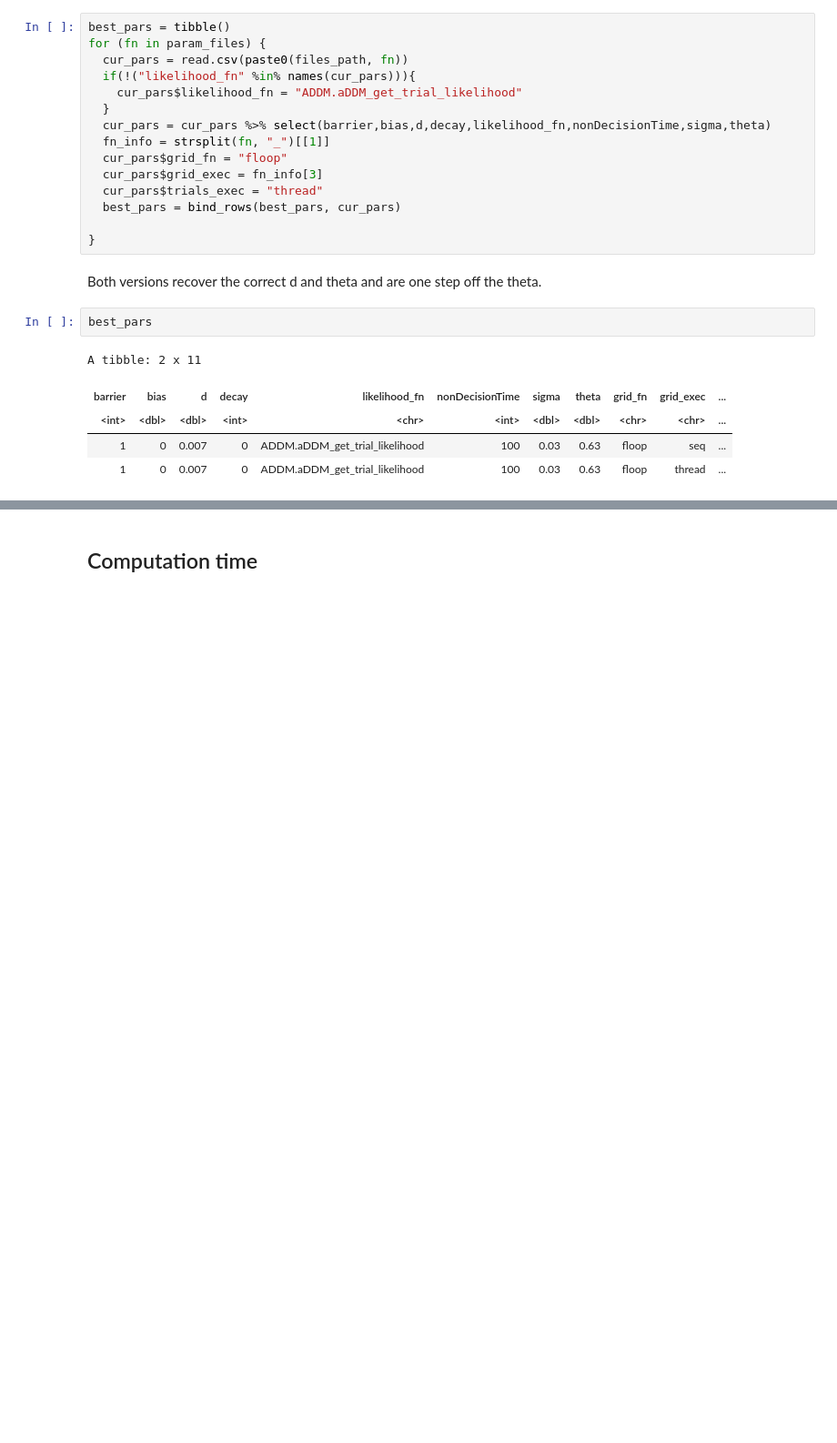
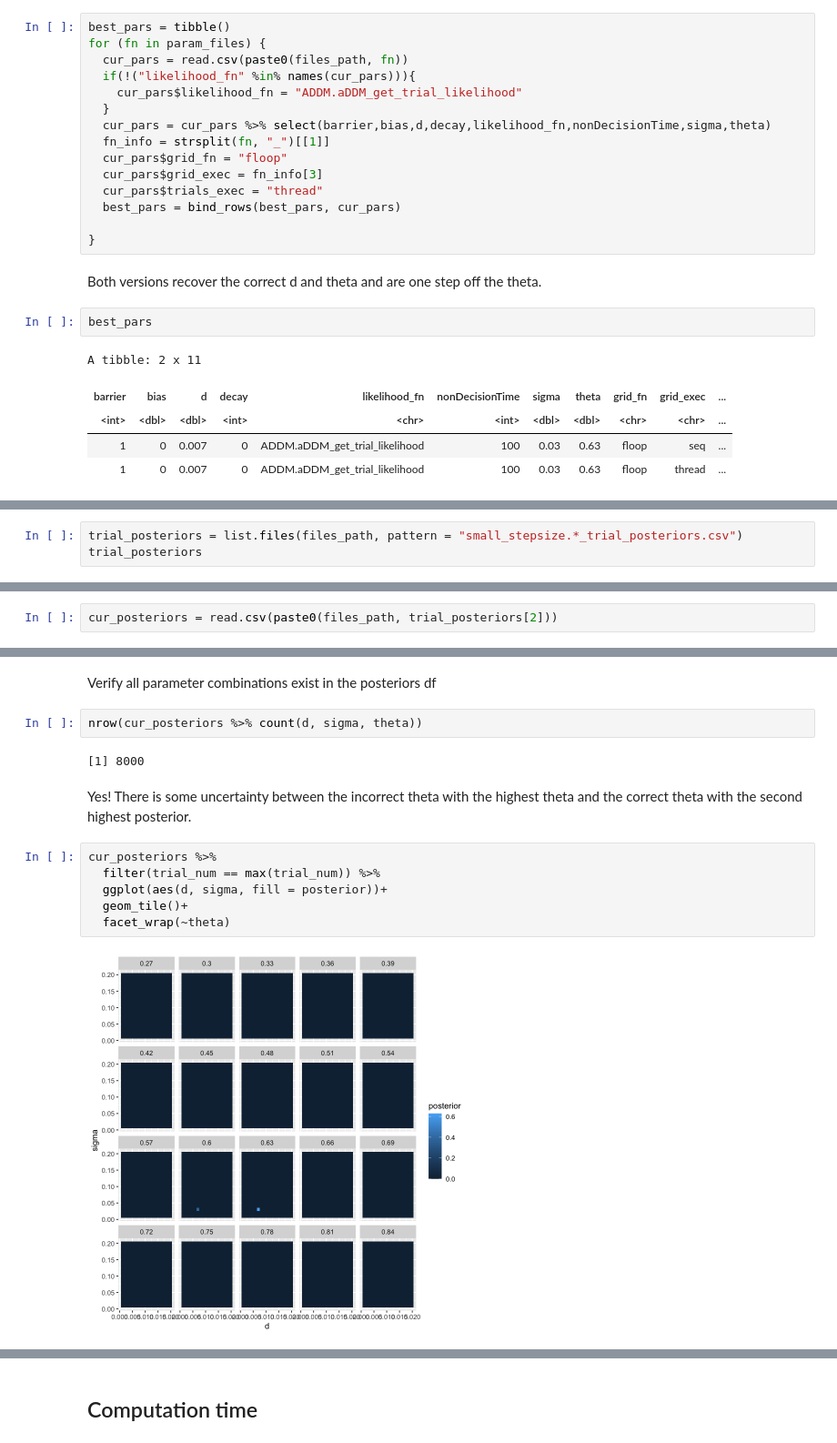
Before and after one commit to zenkavi/ADDM.jl, a Jupyter notebook: performance/small_stepsize_recovery/small_stepsize_recovery.ipynb, the cells around one changed output, grey strips where cells are left out. Shown at 91% size. Cells and saved outputs as stored; diff of their text form; blank space fills up the shorter version.

```diff
--- a/performance/small_stepsize_recovery/small_stepsize_recovery.ipynb
+++ b/performance/small_stepsize_recovery/small_stepsize_recovery.ipynb
@@ -76,0 +81,3 @@ A tibble: 2 x 11
+# %%
+trial_posteriors = list.files(files_path, pattern = "small_stepsize.*_trial_posteriors.csv")
+trial_posteriors
@@ -76,0 +87,2 @@ A tibble: 2 x 11
+# %%
+cur_posteriors = read.csv(paste0(files_path, trial_posteriors[2]))
@@ -76,0 +101,16 @@ A tibble: 2 x 11
+# %% [markdown]
+Verify all parameter combinations exist in the posteriors df
+# %%
+nrow(cur_posteriors %>% count(d, sigma, theta))
+# %% [output]
+[1] 8000
+# %% [markdown]
+Yes! There is some uncertainty between the incorrect theta with the highest theta and the correct theta with the second highest posterior.
+# %%
+cur_posteriors %>%
+  filter(trial_num == max(trial_num)) %>%
+  ggplot(aes(d, sigma, fill = posterior))+
+  geom_tile()+
+  facet_wrap(~theta)
+# %% [output]
+[figure, added]
```
Also changed, not shown: parts of 17 cells of this notebook.
